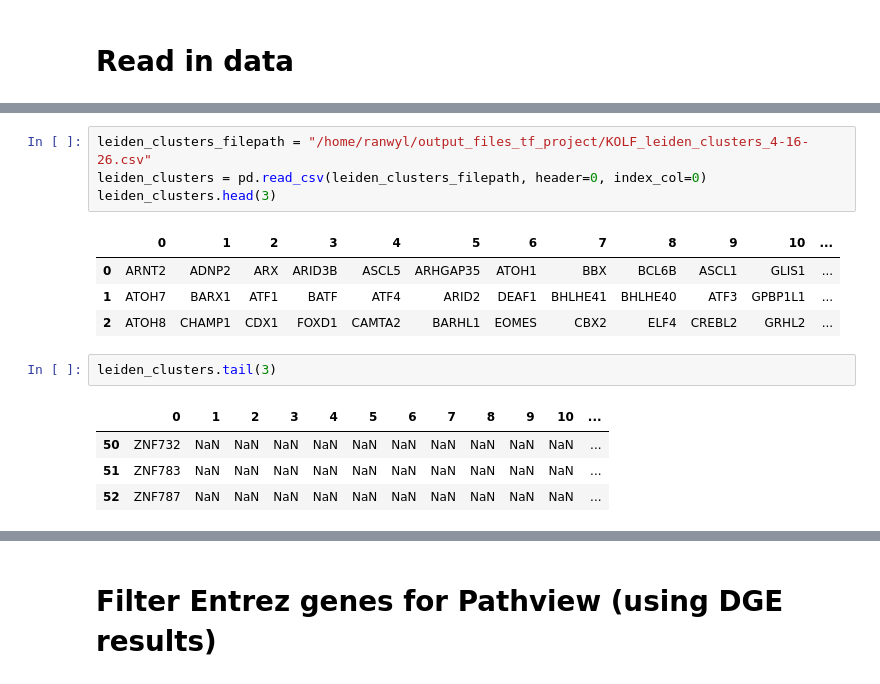
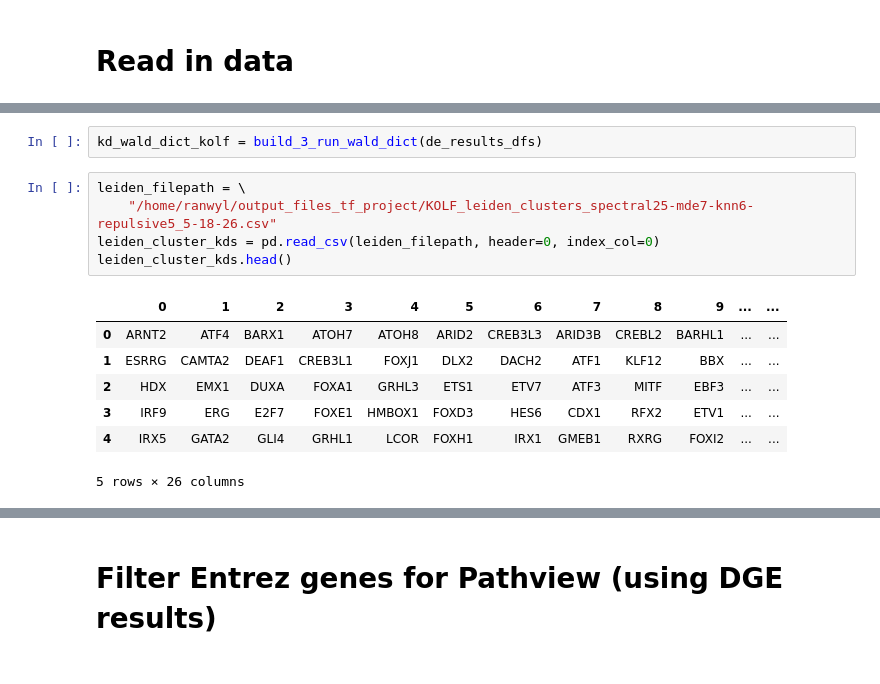
Before and after one commit to subramaniam-lab-ucsd/tf-project, a Jupyter notebook: tf_project_analysis.ipynb, the cells around one changed output, grey strips where cells are left out. Saved outputs shown, nothing was run; the diff lists cells and outputs as text.

```diff
--- a/tf_project_analysis.ipynb
+++ b/tf_project_analysis.ipynb
@@ -60,16 +241,15 @@ de_results.head()
+# %%
+kd_wald_dict_kolf = build_3_run_wald_dict(de_results_dfs)
 # %%
-leiden_clusters_filepath = "/home/ranwyl/output_files_tf_project/KOLF_leiden_clusters_4-16-26.csv"
-leiden_clusters = pd.read_csv(leiden_clusters_filepath, header=0, index_col=0)
-leiden_clusters.head(3)
+leiden_filepath = \
+    "/home/ranwyl/output_files_tf_project/KOLF_leiden_clusters_spectral25-mde7-knn6-repulsive5_5-18-26.csv"
+leiden_cluster_kds = pd.read_csv(leiden_filepath, header=0, index_col=0)
+leiden_cluster_kds.head()
 # %% [output]
-|  | 0 | 1 | 2 | 3 | 4 | 5 | 6 | 7 | 8 | 9 | 10 | ... |
-| 0 | ARNT2 | ADNP2 | ARX | ARID3B | ASCL5 | ARHGAP35 | ATOH1 | BBX | BCL6B | ASCL1 | GLIS1 | ... |
-| 1 | ATOH7 | BARX1 | ATF1 | BATF | ATF4 | ARID2 | DEAF1 | BHLHE41 | BHLHE40 | ATF3 | GPBP1L1 | ... |
-| 2 | ATOH8 | CHAMP1 | CDX1 | FOXD1 | CAMTA2 | BARHL1 | EOMES | CBX2 | ELF4 | CREBL2 | GRHL2 | ... |
+|  | 0 | 1 | 2 | 3 | 4 | 5 | 6 | 7 | 8 | 9 | ... | ... |
+| 0 | ARNT2 | ATF4 | BARX1 | ATOH7 | ATOH8 | ARID2 | CREB3L3 | ARID3B | CREBL2 | BARHL1 | ... | ... |
+| 1 | ESRRG | CAMTA2 | DEAF1 | CREB3L1 | FOXJ1 | DLX2 | DACH2 | ATF1 | KLF12 | BBX | ... | ... |
+| 2 | HDX | EMX1 | DUXA | FOXA1 | GRHL3 | ETS1 | ETV7 | ATF3 | MITF | EBF3 | ... | ... |
+| 3 | IRF9 | ERG | E2F7 | FOXE1 | HMBOX1 | FOXD3 | HES6 | CDX1 | RFX2 | ETV1 | ... | ... |
+| 4 | IRX5 | GATA2 | GLI4 | GRHL1 | LCOR | FOXH1 | IRX1 | GMEB1 | RXRG | FOXI2 | ... | ... |
+5 rows × 26 columns
-# %%
-leiden_clusters.tail(3)
-# %% [output]
-|  | 0 | 1 | 2 | 3 | 4 | 5 | 6 | 7 | 8 | 9 | 10 | ... |
-| 50 | ZNF732 | NaN | NaN | NaN | NaN | NaN | NaN | NaN | NaN | NaN | NaN | ... |
-| 51 | ZNF783 | NaN | NaN | NaN | NaN | NaN | NaN | NaN | NaN | NaN | NaN | ... |
-| 52 | ZNF787 | NaN | NaN | NaN | NaN | NaN | NaN | NaN | NaN | NaN | NaN | ... |
```
Also changed, not shown: parts of 450 cells of this notebook, 5 other files.
